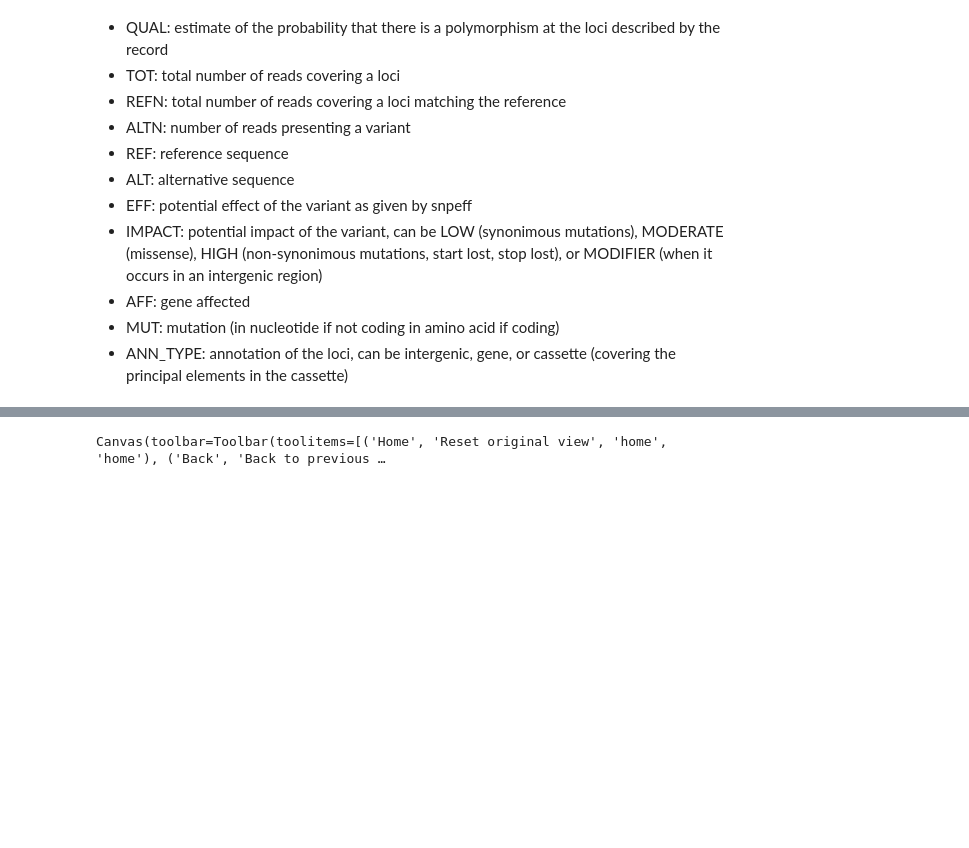
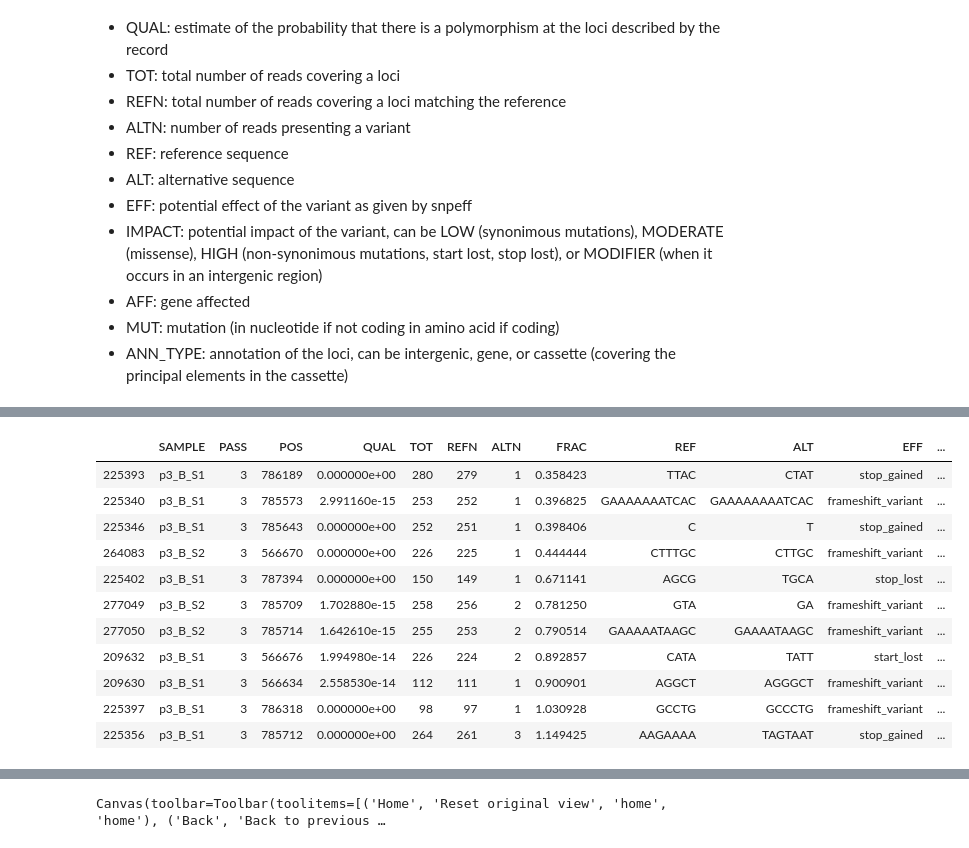
Before and after one commit to CRG-CNAG/killswitch, a Jupyter notebook: ksanalysis.ipynb, the cells around one changed output, grey strips where cells are left out. Cells and saved outputs as stored; diff of their text form; code cells hidden in the pictures; blank space fills up the shorter version.

```diff
--- a/ksanalysis.ipynb
+++ b/ksanalysis.ipynb
@@ -362,0 +213,16 @@ effect1.sort_values('FRAC')
+# %%
+# For C20 we have snpcalls2 in the same format
+data2[(data2['ANN_TYPE']=='cassette') & (data2['IMPACT']=='HIGH') & (data2['PASS']==3)].sort_values('FRAC')
+# %% [output]
+|  | SAMPLE | PASS | POS | QUAL | TOT | REFN | ALTN | FRAC | REF | ALT | EFF | ... |
+| 225393 | p3_B_S1 | 3 | 786189 | 0.000000e+00 | 280 | 279 | 1 | 0.358423 | TTAC | CTAT | stop_gained | ... |
+| 225340 | p3_B_S1 | 3 | 785573 | 2.991160e-15 | 253 | 252 | 1 | 0.396825 | GAAAAAAATCAC | GAAAAAAAATCAC | frameshift_variant | ... |
+| 225346 | p3_B_S1 | 3 | 785643 | 0.000000e+00 | 252 | 251 | 1 | 0.398406 | C | T | stop_gained | ... |
+| 264083 | p3_B_S2 | 3 | 566670 | 0.000000e+00 | 226 | 225 | 1 | 0.444444 | CTTTGC | CTTGC | frameshift_variant | ... |
+| 225402 | p3_B_S1 | 3 | 787394 | 0.000000e+00 | 150 | 149 | 1 | 0.671141 | AGCG | TGCA | stop_lost | ... |
+| 277049 | p3_B_S2 | 3 | 785709 | 1.702880e-15 | 258 | 256 | 2 | 0.781250 | GTA | GA | frameshift_variant | ... |
+| 277050 | p3_B_S2 | 3 | 785714 | 1.642610e-15 | 255 | 253 | 2 | 0.790514 | GAAAAATAAGC | GAAAATAAGC | frameshift_variant | ... |
+| 209632 | p3_B_S1 | 3 | 566676 | 1.994980e-14 | 226 | 224 | 2 | 0.892857 | CATA | TATT | start_lost | ... |
+| 209630 | p3_B_S1 | 3 | 566634 | 2.558530e-14 | 112 | 111 | 1 | 0.900901 | AGGCT | AGGGCT | frameshift_variant | ... |
+| 225397 | p3_B_S1 | 3 | 786318 | 0.000000e+00 | 98 | 97 | 1 | 1.030928 | GCCTG | GCCCTG | frameshift_variant | ... |
+| 225356 | p3_B_S1 | 3 | 785712 | 0.000000e+00 | 264 | 261 | 3 | 1.149425 | AAGAAAA | TAGTAAT | stop_gained | ... |
```
Also changed, not shown: parts of 74 cells of this notebook, 7 other files.
